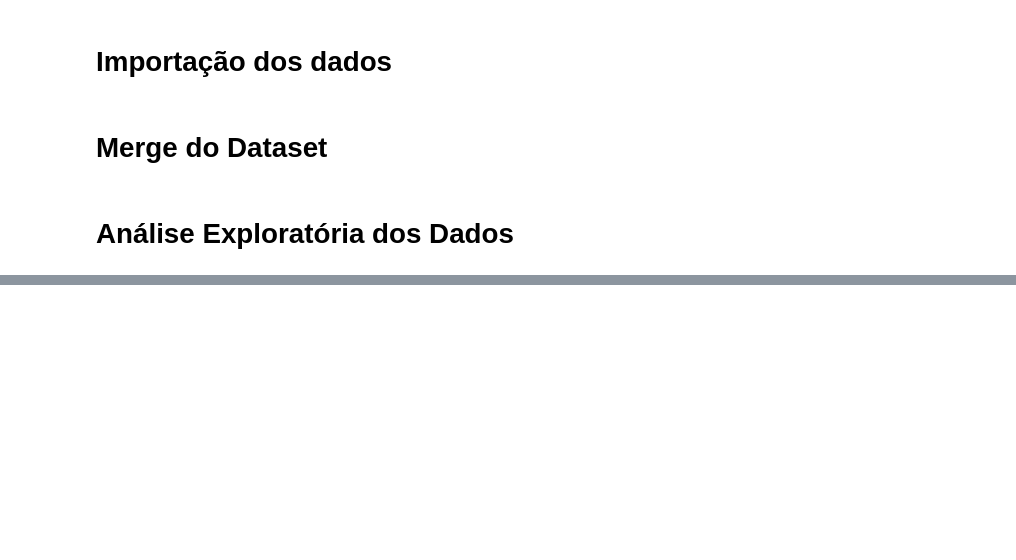
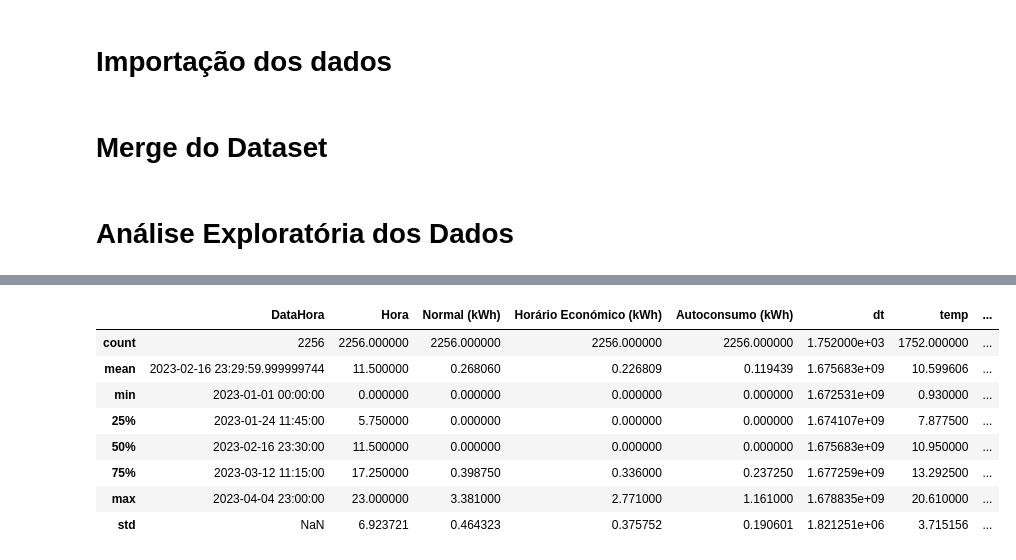
Before and after one commit to JoseRuiSilva/Sistemas_grupo3, a Jupyter notebook: projeto.ipynb, the cells around one changed output, grey strips where cells are left out. Cells and saved outputs as stored; diff of their text form; code cells hidden in the pictures; blank space fills up the shorter version.

```diff
--- a/projeto.ipynb
+++ b/projeto.ipynb
@@ -39,0 +288,12 @@ df_final = df_teste[cols]
+# %%
+df_teste.describe()
+# %% [output]
+|  | DataHora | Hora | Normal (kWh) | Horário Económico (kWh) | Autoconsumo (kWh) | dt | temp | ... |
+| count | 2256 | 2256.000000 | 2256.000000 | 2256.000000 | 2256.000000 | 1.752000e+03 | 1752.000000 | ... |
+| mean | 2023-02-16 23:29:59.999999744 | 11.500000 | 0.268060 | 0.226809 | 0.119439 | 1.675683e+09 | 10.599606 | ... |
+| min | 2023-01-01 00:00:00 | 0.000000 | 0.000000 | 0.000000 | 0.000000 | 1.672531e+09 | 0.930000 | ... |
+| 25% | 2023-01-24 11:45:00 | 5.750000 | 0.000000 | 0.000000 | 0.000000 | 1.674107e+09 | 7.877500 | ... |
+| 50% | 2023-02-16 23:30:00 | 11.500000 | 0.000000 | 0.000000 | 0.000000 | 1.675683e+09 | 10.950000 | ... |
+| 75% | 2023-03-12 11:15:00 | 17.250000 | 0.398750 | 0.336000 | 0.237250 | 1.677259e+09 | 13.292500 | ... |
+| max | 2023-04-04 23:00:00 | 23.000000 | 3.381000 | 2.771000 | 1.161000 | 1.678835e+09 | 20.610000 | ... |
+| std | NaN | 6.923721 | 0.464323 | 0.375752 | 0.190601 | 1.821251e+06 | 3.715156 | ... |
```
Also changed, not shown: parts of 25 cells of this notebook, 1 other file.
